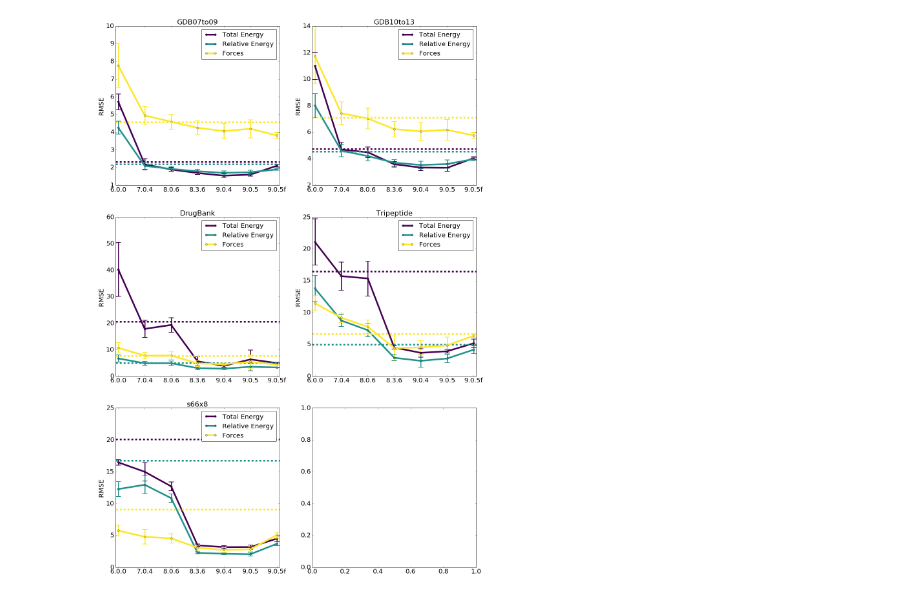
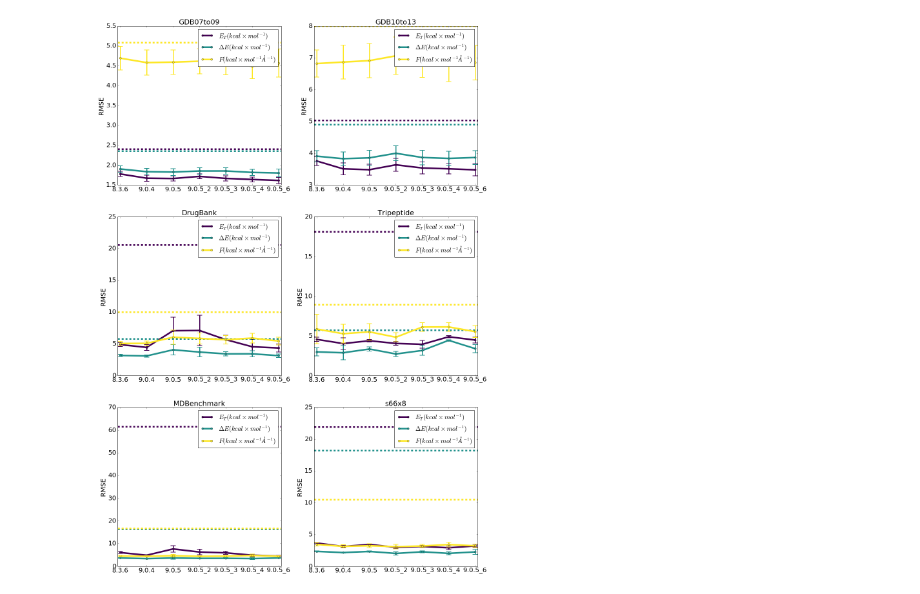
Before and after one commit to Jussmith01/ANI-Tools, a Jupyter notebook: notebooks/evaluate_tsdata.ipynb, the cells around one changed output. Drawn from its saved outputs; the diff is of its cells as text; code cells hidden in the pictures.

```diff
--- a/notebooks/evaluate_tsdata.ipynb
+++ b/notebooks/evaluate_tsdata.ipynb
@@ -72,13 +83,13 @@ eed.generate_correlation_plot('9.0.5f','DrugBank','Fani','Fdft')
 #                         ntwks=['6.0.0','7.0.4','8.0.6','8.3.6','9.0.4','ANI-1'],
 #                         fontsize=30, bbox_to_anchor=(0.3, 1.0), figsize=(40.0, 32.0), ncol=2, errortype='RMSE')
 # %%
-eed.plot_error_by_net([('Total Energy',r'RMSE ($kcal \times mol^{-1}$)','Eani','Edft'),
-                       ('Relative Energy',r'RMSE ($kcal \times mol^{-1}$)','dEani','dEdft'),
-                       ('Forces',r'RMSE ($kcal \times mol^{-1}$)','Fani','Fdft'),],
-                         ['GDB07to09', 'GDB10to13', 'DrugBank', 'Tripeptide', 's66x8'],
-                         ntwks=['6.0.0','7.0.4','8.0.6','8.3.6','9.0.4','9.0.5','9.0.5f','ANI-1'],
+eed.plot_error_by_net([(r'$E_T (kcal \times mol^{-1})$',r'RMSE ($kcal \times mol^{-1}$)','Eani','Edft'),
+                       (r'$\Delta E (kcal \times mol^{-1})$',r'RMSE ($kcal \times mol^{-1}$)','dEani','dEdft'),
+                       (r'$F (kcal \times mol^{-1}\AA^{-1})$',r'RMSE ($kcal \times mol^{-1}$)','Fani','Fdft'),],
+                         ['GDB07to09', 'GDB10to13', 'DrugBank', 'Tripeptide', 'MDBenchmark', 's66x8'],
+                         ntwks=['8.3.6', '9.0.4', '9.0.5', '9.0.5_2', '9.0.5_3', '9.0.5_4', '9.0.5_6', 'ANI-1'],
                          fontsize=20, bbox_to_anchor=(1.0, 1.0), figsize=(20.0, 30.0), ncol=1, errortype='RMSE')
 # %% [output]
-[figure, old version]
+[figure, new version]
 # %%
 #eed.generate_violin_distribution('GDB10to13')
```
Also changed, not shown: parts of 4 cells of this notebook, 8 other files.
